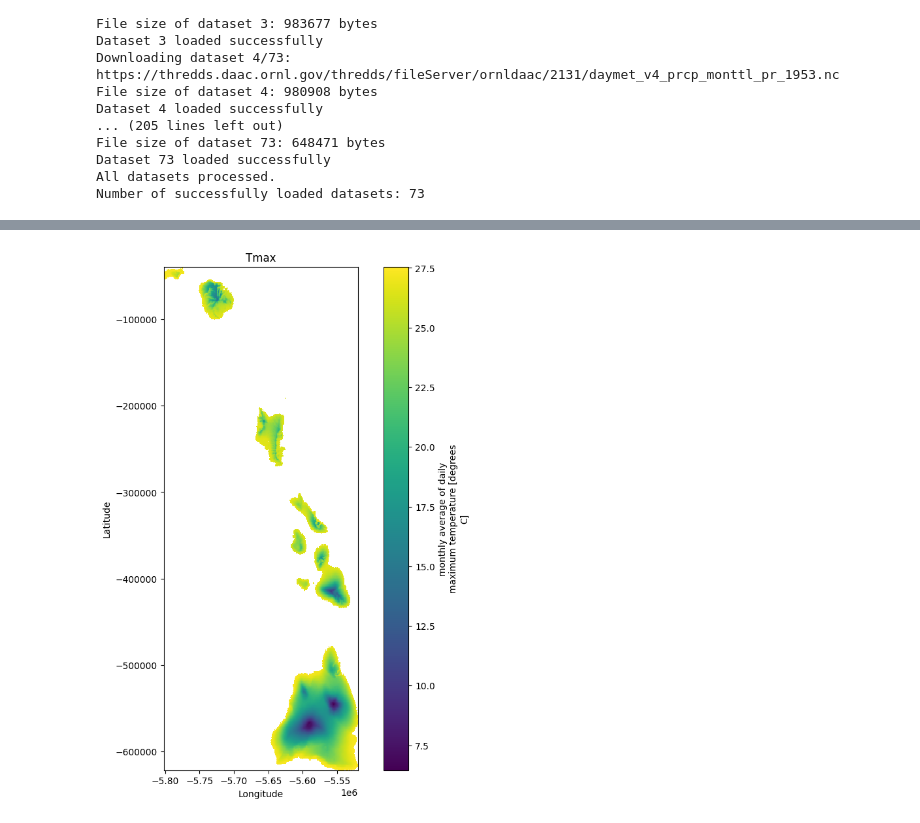
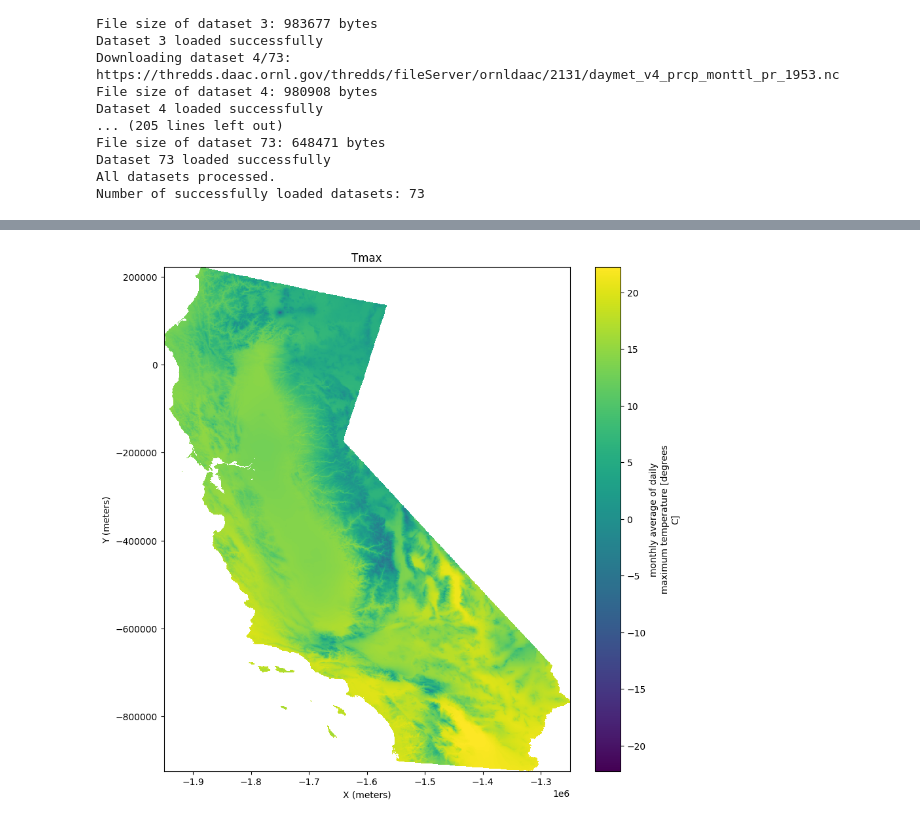
Before and after one commit to CharlesLehnen/DSCI_550_Final_Project, a Jupyter notebook: code/climatic_analysis.ipynb, the cells around one changed output, grey strips where cells are left out. Saved outputs shown, nothing was run; the diff lists cells and outputs as text; code cells hidden in the pictures.

Commit message:
I am able to map the downloaded data and clip it to my shapefile!

```diff
--- a/code/climatic_analysis.ipynb
+++ b/code/climatic_analysis.ipynb
@@ -278,49 +273,40 @@ Data variables:
 # %%
-import matplotlib.pyplot as plt
-import rioxarray
-import geopandas as gpd
+# Define the Daymet CRS using the Proj4 string
+daymet_crs = pyproj.CRS.from_proj4("+proj=lcc +lat_1=25 +lat_2=60 +lat_0=42.5 +lon_0=-100 +x_0=0 +y_0=0 +datum=WGS84 +units=m +no_defs")
+# Based on this info: https://daymet.ornl.gov/overview
 
-# Load the shapefile
-gdf = gpd.read_file('/content/drive/MyDrive/Moths!/data/gadm41_USA_shp/gadm41_USA_1.shp')
-shapefile = gdf[gdf['NAME_1'] == 'California']
+# Transform the shapefile to the Daymet CRS
+shapefile = shapefile.to_crs(daymet_crs.to_string())
 
 # Check if any datasets are loaded
 if len(datasets) > 0:
     # Select the first dataset
     ds = datasets[0]
 
     # Set the spatial dimensions of the dataset
     ds = ds.rio.set_spatial_dims(x_dim='x', y_dim='y', inplace=True)
 
     # Set the coordinate reference system (CRS) of the dataset
-    ds = ds.rio.write_crs("epsg:4326", inplace=True)
-
-    # Transform the shapefile to the same CRS as the dataset
-    shapefile = shapefile.to_crs(ds.rio.crs)
+    ds = ds.rio.write_crs(daymet_crs.to_string(), inplace=True)
 
     # Identify the variable to plot based on user's selection
     var_to_plot = selected_option.split('/')[-1].split('_')[0]
 
     # Check if the variable exists in the dataset
     if var_to_plot in ds:
+        # Clip the data
+        clipped = ds[var_to_plot].rio.clip(shapefile.geometry.apply(mapping), shapefile.crs, drop=True, invert=False)
+
         # Plot the data
         fig, ax = plt.subplots(figsize=(10, 10))
-        ds[var_to_plot].isel(time=0).plot(ax=ax, cmap='viridis', add_colorbar=True)
-
-        # Plot the shapefile
-        shapefile.boundary.plot(ax=ax, color='red', linewidth=1)
-
-        # Adjust plot limits if necessary
-        ax.set_xlim(ds.x.min(), ds.x.max())
-        ax.set_ylim(ds.y.min(), ds.y.max())
-
+        clipped.isel(time=0).plot(ax=ax, cmap='viridis', add_colorbar=True)
         plt.title(var_to_plot.capitalize())
-        plt.xlabel('Longitude')
-        plt.ylabel('Latitude')
+        plt.xlabel('X (meters)')
+        plt.ylabel('Y (meters)')
         plt.show()
     else:
         print(f"The variable '{var_to_plot}' is not found in the dataset.")
 else:
     print("No datasets are loaded.")
 # %% [output]
-[figure, old version]
+[figure, new version]
```
Also changed, not shown: parts of 8 cells of this notebook, 2 other files.
